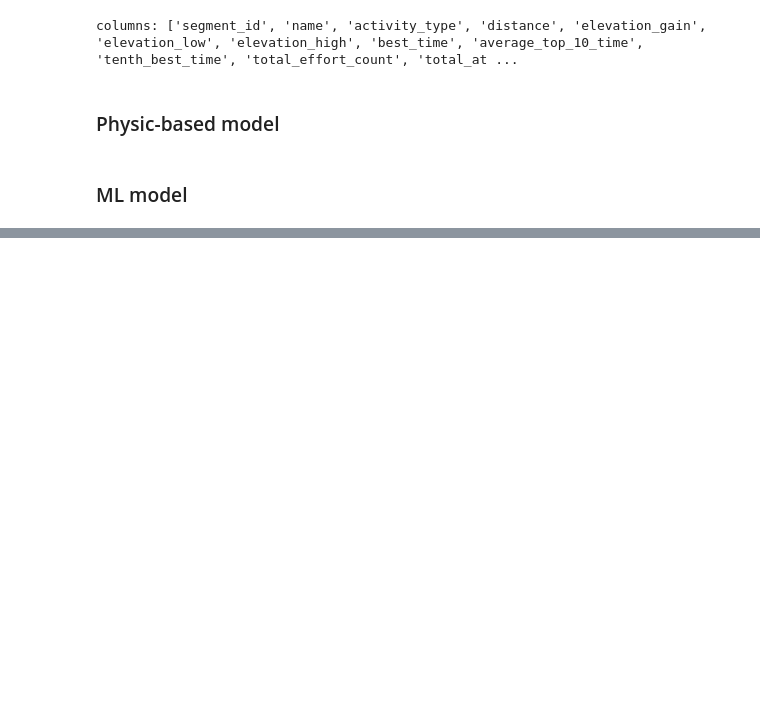
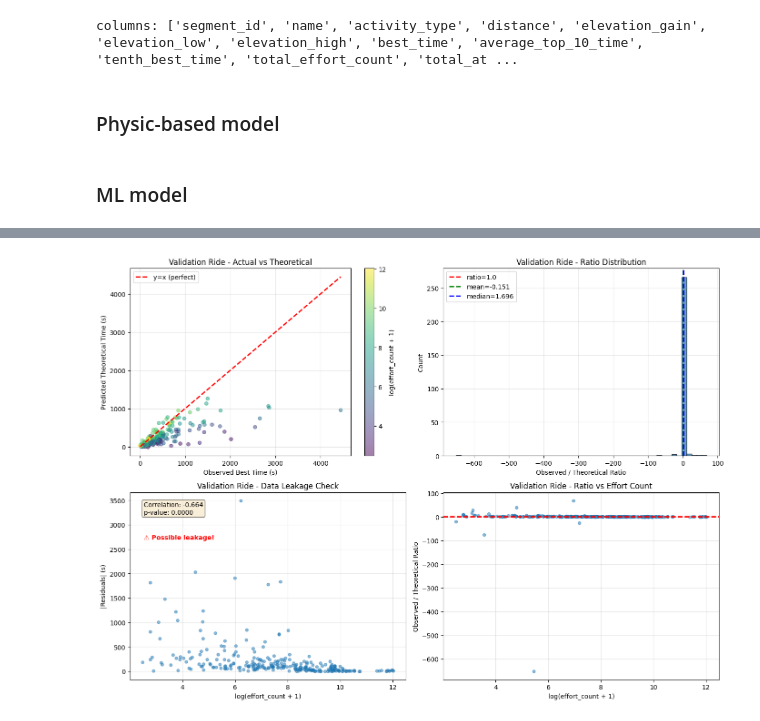
Before and after one commit to corentintriboulet/Trail-Technicality-Classifier, a Jupyter notebook: notebooks/06_theorical_best_time.ipynb, the cells around one changed output, grey strips where cells are left out. Cells and saved outputs as stored; diff of their text form; code cells hidden in the pictures; blank space fills up the shorter version.

```diff
--- a/notebooks/06_theorical_best_time.ipynb
+++ b/notebooks/06_theorical_best_time.ipynb
@@ -284,0 +901,76 @@ def extract_features_from_segment(segment_row, segment_id, max_sections=50):
+# %%
+def plot_theoretical_results(y_observed, y_theoretical, effort_counts, name=""):
+    """Visualise les résultats du modèle complet"""
+
+    fig, axes = plt.subplots(2, 2, figsize=(14, 10))
+
+    # Plot 1: Actual vs Predicted (coloré par effort)
+    scatter = axes[0, 0].scatter(y_observed, y_theoretical,
+                                 alpha=0.5, s=30,
+                                 c=np.log1p(effort_counts),
+                                 cmap='viridis')
+    axes[0, 0].plot([y_observed.min(), y_observed.max()],
+                     [y_observed.min(), y_observed.max()],
+                     'r--', lw=2, label='y=x (perfect)')
+    axes[0, 0].set_xlabel('Observed Best Time (s)')
+    axes[0, 0].set_ylabel('Predicted Theoretical Time (s)')
+    axes[0, 0].set_title(f'{name} - Actual vs Theoretical')
+    axes[0, 0].legend()
+    axes[0, 0].grid(alpha=0.3)
+    cbar = plt.colorbar(scatter, ax=axes[0, 0])
+    cbar.set_label('log(effort_count + 1)')
+
+    # Plot 2: Ratio distribution
+    ratios = y_observed / y_theoretical
+    axes[0, 1].hist(ratios, bins=50, alpha=0.7, edgecolor='black')
+    axes[0, 1].axvline(1.0, color='red', linestyle='--', linewidth=2, label='ratio=1.0')
+    axes[0, 1].axvline(ratios.mean(), color='green', linestyle='--', linewidth=2,
+                      label=f'mean={ratios.mean():.3f}')
+    axes[0, 1].axvline(np.median(ratios), color='blue', linestyle='--', linewidth=2,
+                      label=f'median={np.median(ratios):.3f}')
+    axes[0, 1].set_xlabel('Observed / Theoretical Ratio')
+    axes[0, 1].set_ylabel('Count')
+    axes[0, 1].set_title(f'{name} - Ratio Distribution')
+    axes[0, 1].legend()
+    axes[0, 1].grid(alpha=0.3)
+
+    # Plot 3: Residuals vs Effort (leakage check)
+    residuals = y_observed - y_theoretical
+    axes[1, 0].scatter(np.log1p(effort_counts), np.abs(residuals), alpha=0.5, s=20)
+    axes[1, 0].set_xlabel('log(effort_count + 1)')
+    axes[1, 0].set_ylabel('|Residuals| (s)')
+    axes[1, 0].set_title(f'{name} - Data Leakage Check')
+    axes[1, 0].grid(alpha=0.3)
+
+    from scipy.stats import spearmanr
+    corr, p = spearmanr(np.log1p(effort_counts), np.abs(residuals))
+    axes[1, 0].text(0.05, 0.95, f'Correlation: {corr:.3f}\np-value: {p:.4f}',
+                   transform=axes[1, 0].transAxes, verticalalignment='top',
+                   bbox=dict(boxstyle='round', facecolor='wheat', alpha=0.5))
+
+    if abs(corr) > 0.3:
+        axes[1, 0].text(0.05, 0.75, '⚠️ Possible leakage!',
+                       transform=axes[1, 0].transAxes, color='red', fontweight='bold')
+    else:
+        axes[1, 0].text(0.05, 0.75, '✓ No significant leakage',
+                       transform=axes[1, 0].transAxes, color='green', fontweight='bold')
+
+    # Plot 4: Ratio vs Effort
+    axes[1, 1].scatter(np.log1p(effort_counts), ratios, alpha=0.5, s=20)
+    axes[1, 1].axhline(1.0, color='red', linestyle='--', linewidth=2)
+    axes[1, 1].set_xlabel('log(effort_count + 1)')
+    axes[1, 1].set_ylabel('Observed / Theoretical Ratio')
+    axes[1, 1].set_title(f'{name} - Ratio vs Effort Count')
+    axes[1, 1].grid(alpha=0.3)
+
+    plt.tight_layout()
+    plt.show()
+
+plot_theoretical_results(
+    y_val_ride.values,
+    y_pred_val_corrected,
+    effort_val_ride.values,
+    name="Validation Ride"
+)
+# %% [output]
+[figure, added]
```
Also changed, not shown: parts of 41 cells of this notebook, 2 other files.
